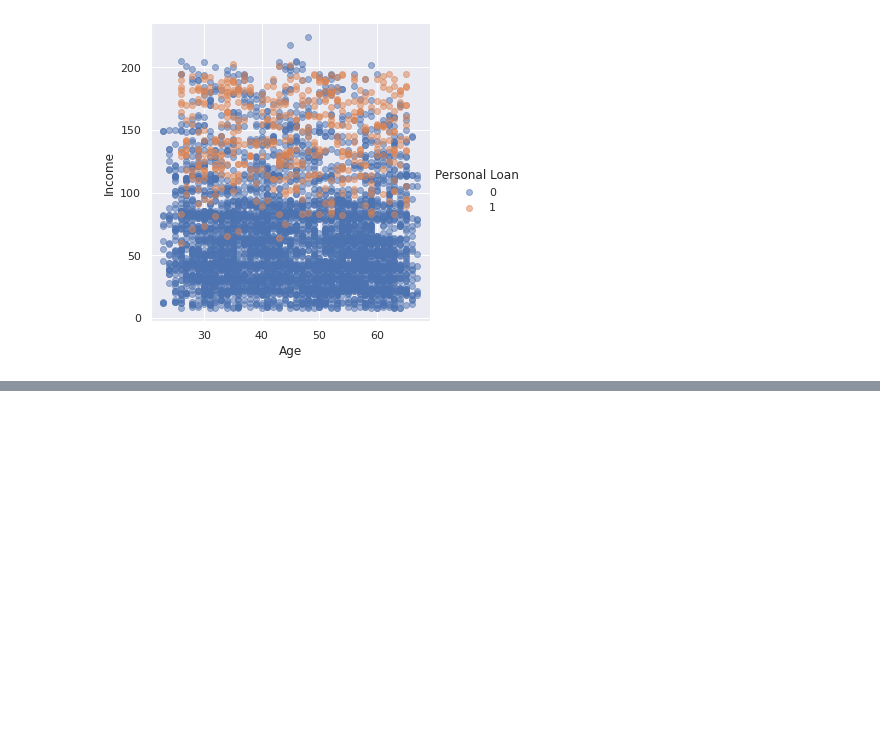
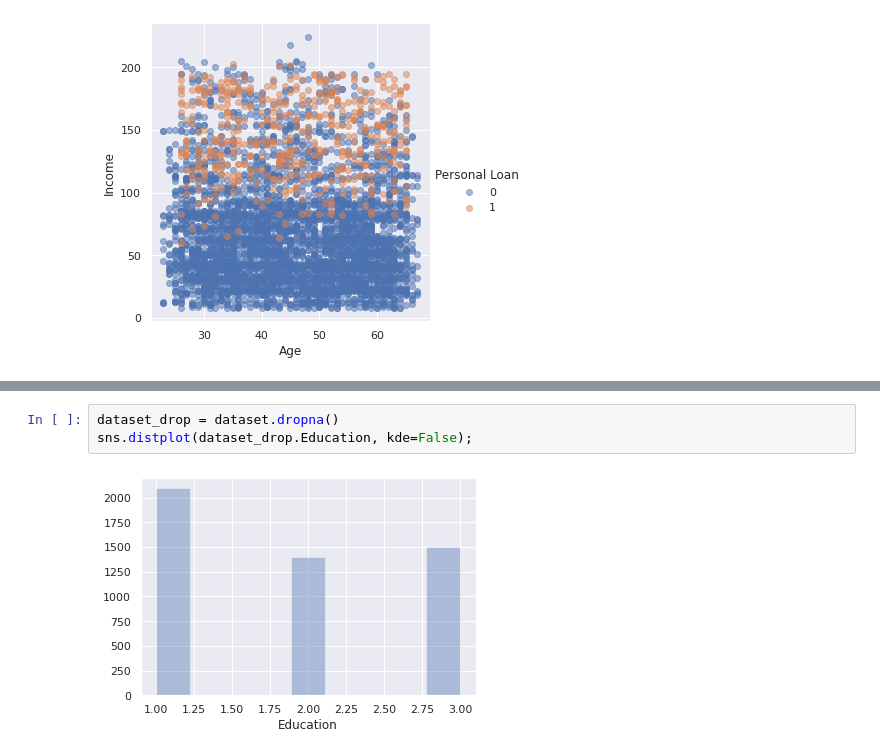
Before and after one commit to manavavi/ML_Internship_Marketing_Campaign_for_Banking_Products, a Jupyter notebook: Marketing_Campaign_for_Banking_Products.ipynb, the cells around one changed output, grey strips where cells are left out. Drawn from its saved outputs; the diff is of its cells as text; blank space fills up the shorter version.

```diff
--- a/Marketing_Campaign_for_Banking_Products.ipynb
+++ b/Marketing_Campaign_for_Banking_Products.ipynb
@@ -124,0 +139,5 @@ sns.lmplot(x='Age', y='Income', hue='Personal Loan', data=dataset, fit_reg=False
+# %%
+dataset_drop = dataset.dropna()
+sns.distplot(dataset_drop.Education, kde=False);
+# %% [output]
+[figure, added]
```
Also changed, not shown: parts of 6 cells of this notebook.
